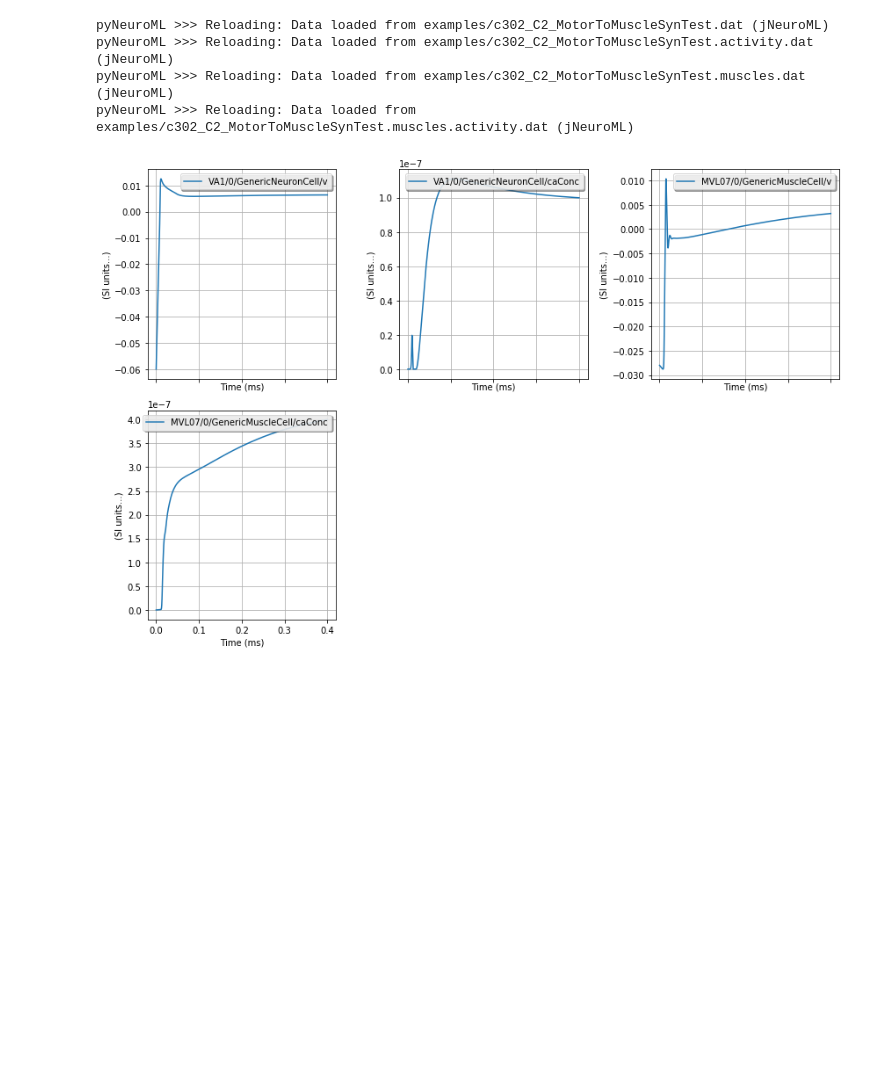
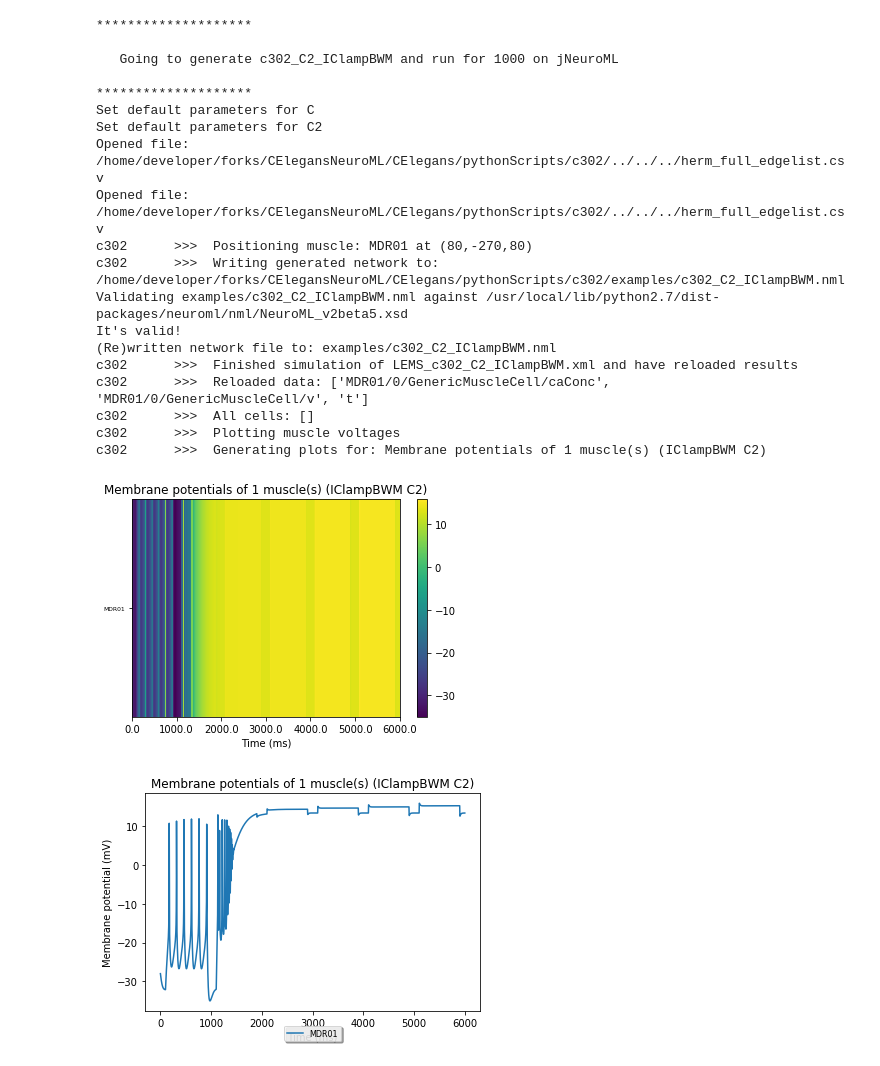
Before and after one commit to openworm/CElegansNeuroML, a Jupyter notebook: CElegans/pythonScripts/c302/notebooks/RunMuscleModel.ipynb, the cells around one changed output. Saved outputs shown, nothing was run; the diff lists cells and outputs as text; code cells hidden in the pictures; blank space fills up the shorter version.

```diff
--- a/CElegans/pythonScripts/c302/notebooks/RunMuscleModel.ipynb
+++ b/CElegans/pythonScripts/c302/notebooks/RunMuscleModel.ipynb
@@ -97,11 +6,25 @@ from pyneuroml import pynml
-# %%
-results = pynml.run_lems_with_jneuroml(os.path.split(LEMS_MODEL_PATH)[1],
-                             verbose=False, load_saved_data=True, nogui=True,
-                             exec_in_dir=os.path.split(LEMS_MODEL_PATH)[0],
-                             plot=True)
-# %% [output]
-pyNeuroML >>> Reloading: Data loaded from examples/c302_C2_MotorToMuscleSynTest.dat (jNeuroML)
-pyNeuroML >>> Reloading: Data loaded from examples/c302_C2_MotorToMuscleSynTest.activity.dat (jNeuroML)
-pyNeuroML >>> Reloading: Data loaded from examples/c302_C2_MotorToMuscleSynTest.muscles.dat (jNeuroML)
-pyNeuroML >>> Reloading: Data loaded from examples/c302_C2_MotorToMuscleSynTest.muscles.activity.dat (jNeuroML)
-[figure, removed]
+# %%
+from runAndPlot import run_c302
+cells, cells_to_stimulate, params, muscles = run_c302('IClampBWM','C2','',1000,0.05,'jNeuroML',verbose=False,plot_ca=False, data_reader="UpdatedSpreadsheetDataReader")
+# %% [output]
+********************
+
+   Going to generate c302_C2_IClampBWM and run for 1000 on jNeuroML
+
+********************
+Set default parameters for C
+Set default parameters for C2
+Opened file: /home/developer/forks/CElegansNeuroML/CElegans/pythonScripts/c302/../../../herm_full_edgelist.csv
+Opened file: /home/developer/forks/CElegansNeuroML/CElegans/pythonScripts/c302/../../../herm_full_edgelist.csv
+c302      >>>  Positioning muscle: MDR01 at (80,-270,80)
+c302      >>>  Writing generated network to: /home/developer/forks/CElegansNeuroML/CElegans/pythonScripts/c302/examples/c302_C2_IClampBWM.nml
+Validating examples/c302_C2_IClampBWM.nml against /usr/local/lib/python2.7/dist-packages/neuroml/nml/NeuroML_v2beta5.xsd
+It's valid!
+(Re)written network file to: examples/c302_C2_IClampBWM.nml
+c302      >>>  Finished simulation of LEMS_c302_C2_IClampBWM.xml and have reloaded results
+c302      >>>  Reloaded data: ['MDR01/0/GenericMuscleCell/caConc', 'MDR01/0/GenericMuscleCell/v', 't']
+c302      >>>  All cells: []
+c302      >>>  Plotting muscle voltages
+c302      >>>  Generating plots for: Membrane potentials of 1 muscle(s) (IClampBWM C2)
+[figure, added]
+[figure, added]
```
Also changed, not shown: parts of 3 cells of this notebook, 1 other file.
